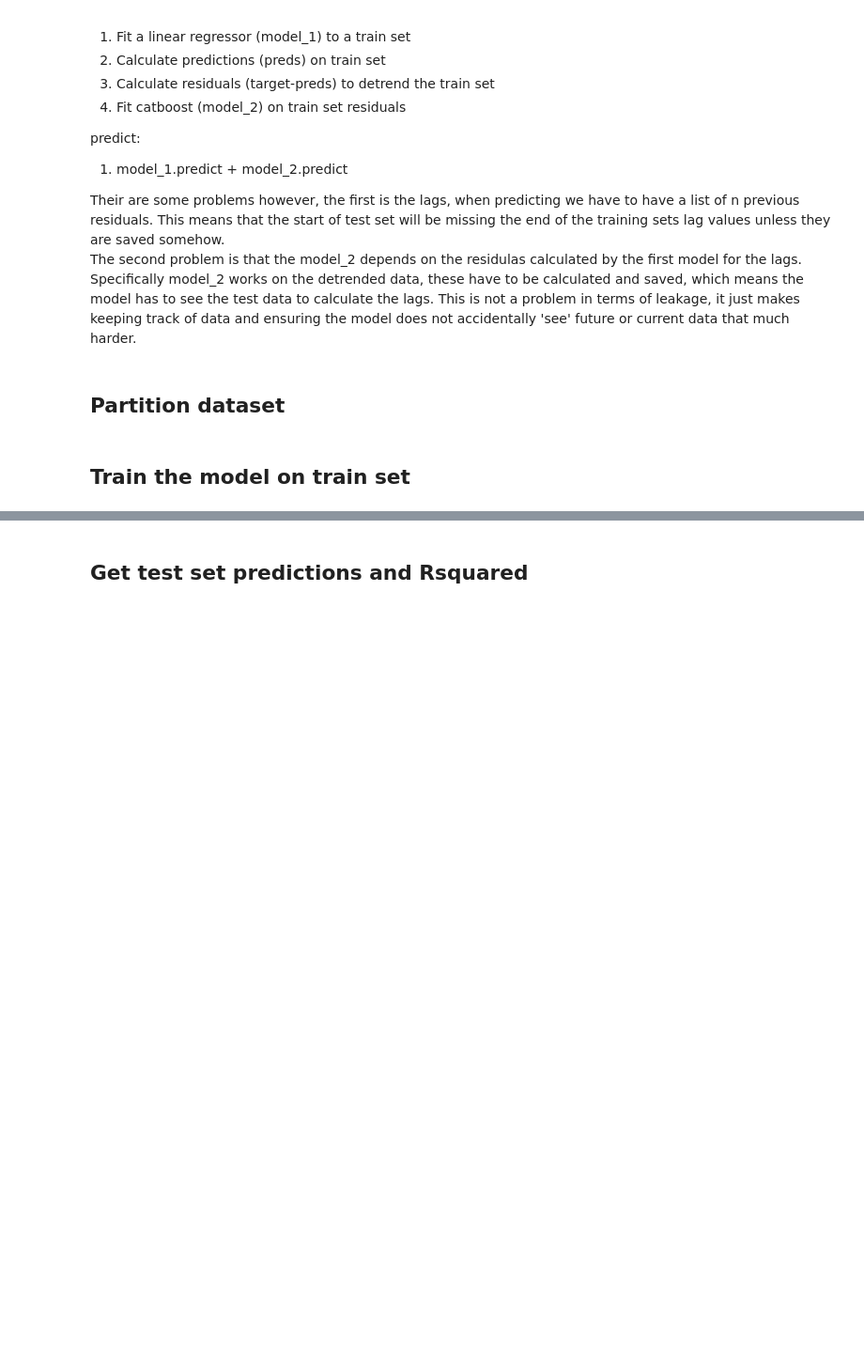
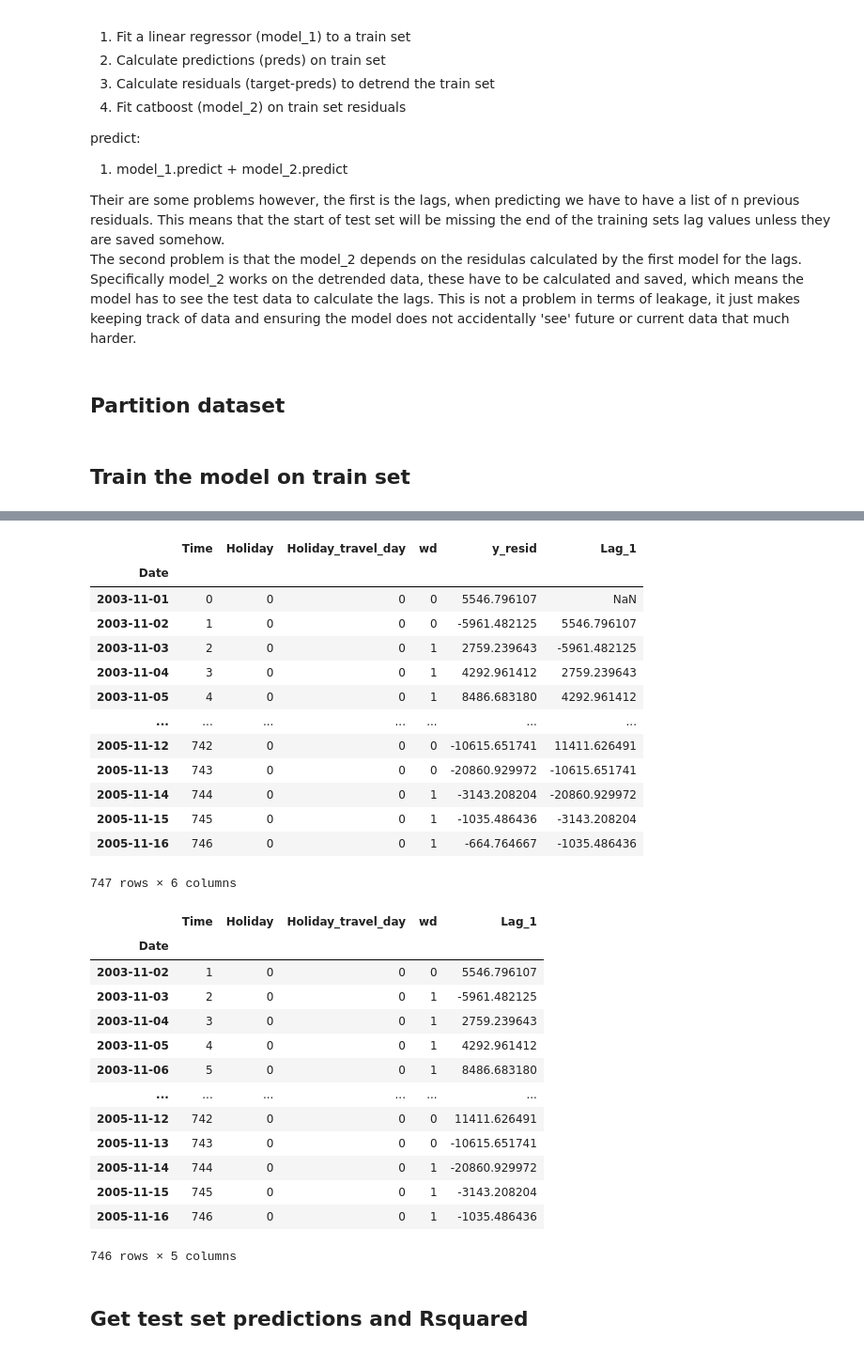
Before and after one commit to CNUClasses/DATA301_CODE, a Jupyter notebook: week_13/13_1_Hybrid_Model.ipynb, the cells around one changed output, grey strips where cells are left out. Shown at 94% size. Cells and saved outputs as stored; diff of their text form; code cells hidden in the pictures; blank space fills up the shorter version.

```diff
--- a/week_13/13_1_Hybrid_Model.ipynb
+++ b/week_13/13_1_Hybrid_Model.ipynb
@@ -265,10 +269,39 @@ X_2=df.loc[:,['Time','Holiday','Holiday_travel_day','wd']]
 # %%
 from sklearn import linear_model
 from catboost import CatBoostRegressor
-hm=BoostedHybrid(model_1 = linear_model.LinearRegression(), model_2=CatBoostRegressor(silent=True, random_state=42), num_lags=7)
+hm=BoostedHybrid(model_1 = linear_model.LinearRegression(), model_2=CatBoostRegressor(silent=True, random_state=42), num_lags=1)
 
 #fit the model
 hm.fit(X_1,X_2,y)
+# %% [output]
+|  | Time | Holiday | Holiday_travel_day | wd | y_resid | Lag_1 |
+| Date |  |  |  |  |  |  |
+| 2003-11-01 | 0 | 0 | 0 | 0 | 5546.796107 | NaN |
+| 2003-11-02 | 1 | 0 | 0 | 0 | -5961.482125 | 5546.796107 |
+| 2003-11-03 | 2 | 0 | 0 | 1 | 2759.239643 | -5961.482125 |
+| 2003-11-04 | 3 | 0 | 0 | 1 | 4292.961412 | 2759.239643 |
+| 2003-11-05 | 4 | 0 | 0 | 1 | 8486.683180 | 4292.961412 |
+| ... | ... | ... | ... | ... | ... | ... |
+| 2005-11-12 | 742 | 0 | 0 | 0 | -10615.651741 | 11411.626491 |
+| 2005-11-13 | 743 | 0 | 0 | 0 | -20860.929972 | -10615.651741 |
+| 2005-11-14 | 744 | 0 | 0 | 1 | -3143.208204 | -20860.929972 |
+| 2005-11-15 | 745 | 0 | 0 | 1 | -1035.486436 | -3143.208204 |
+| 2005-11-16 | 746 | 0 | 0 | 1 | -664.764667 | -1035.486436 |
+747 rows × 6 columns
+|  | Time | Holiday | Holiday_travel_day | wd | Lag_1 |
+| Date |  |  |  |  |  |
+| 2003-11-02 | 1 | 0 | 0 | 0 | 5546.796107 |
+| 2003-11-03 | 2 | 0 | 0 | 1 | -5961.482125 |
+| 2003-11-04 | 3 | 0 | 0 | 1 | 2759.239643 |
+| 2003-11-05 | 4 | 0 | 0 | 1 | 4292.961412 |
+| 2003-11-06 | 5 | 0 | 0 | 1 | 8486.683180 |
+| ... | ... | ... | ... | ... | ... |
+| 2005-11-12 | 742 | 0 | 0 | 0 | 11411.626491 |
+| 2005-11-13 | 743 | 0 | 0 | 0 | -10615.651741 |
+| 2005-11-14 | 744 | 0 | 0 | 1 | -20860.929972 |
+| 2005-11-15 | 745 | 0 | 0 | 1 | -3143.208204 |
+| 2005-11-16 | 746 | 0 | 0 | 1 | -1035.486436 |
+746 rows × 5 columns
 # %% [markdown]
 ## Get test set predictions and Rsquared
 # %%
```
Also changed, not shown: parts of 14 cells of this notebook.
